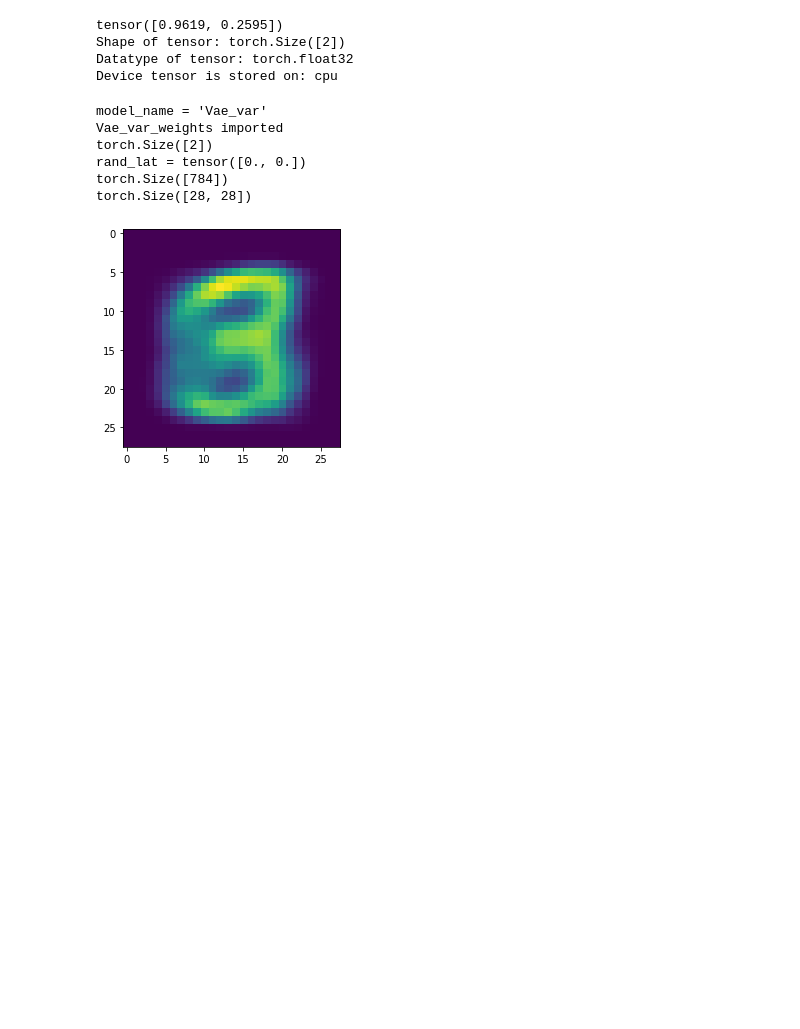
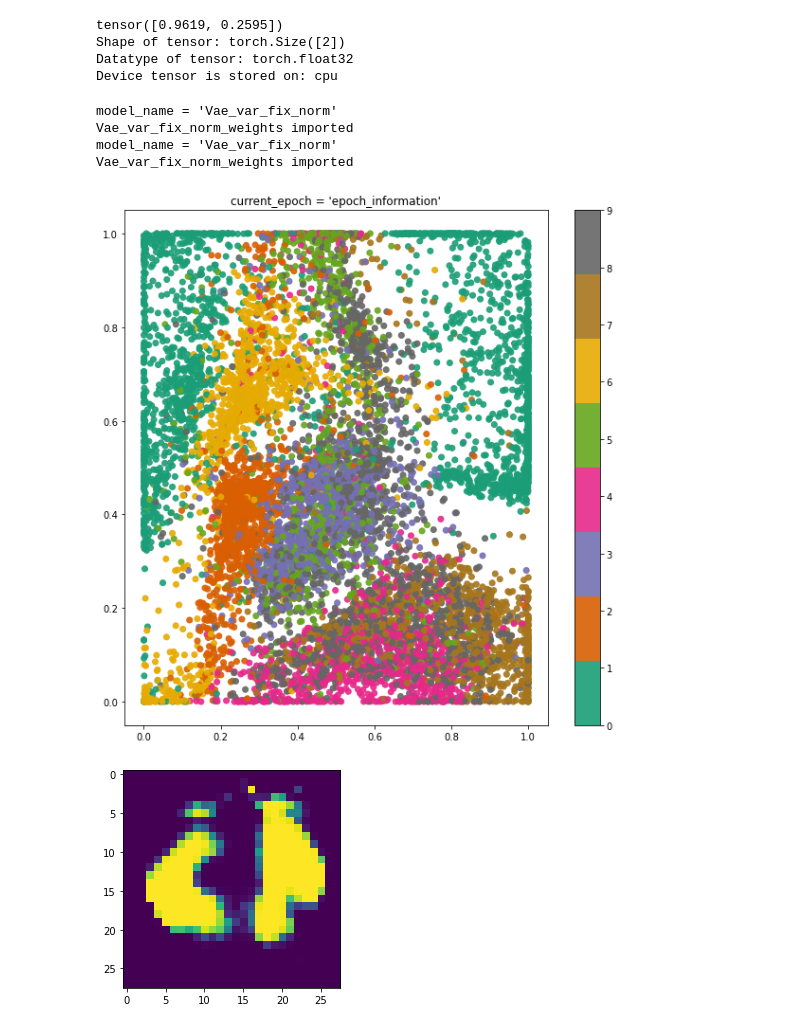
Before and after one commit to DominikOcsofszki/mlp, a Jupyter notebook: jp2.ipynb, the cells around one changed output. Saved outputs shown, nothing was run; the diff lists cells and outputs as text; code cells hidden in the pictures; blank space fills up the shorter version.

Commit message:
added binary model

```diff
--- a/jp2.ipynb
+++ b/jp2.ipynb
@@ -368,21 +368,20 @@ Device tensor is stored on: cpu
 # %%
 import helper# model_loaded = model.VaeMe_500_hidden()
 import model
 import torch
-pick_model = model.Vae_var()
+pick_model = model.Vae_var_fix_norm()
 pick_model = helper.import_model_name(model_x=pick_model, activate_eval=True)
-# helper.show_scatter_lat_mu_sigma(examples=10000, model_loaded=pick_model, lat=2,in_train_class=False)
+helper.show_scatter(examples=10000, model_loaded=pick_model, lat=2,in_train_class=False)
 
 # pick_model.eval()
 # helper.latent_to_plt_img(pick_model,rand_lat_size=2)
 rand_tensor = torch.rand(2)
-rand_tensor = torch.tensor([0.,0.])
+# rand_tensor = torch.tensor([0.,0.])
 helper.latent_rand_to_img(pick_model,rand_tensor)
 # %% [output]
-model_name = 'Vae_var'
-Vae_var_weights imported
-torch.Size([2])
-rand_lat = tensor([0., 0.])
-torch.Size([784])
-torch.Size([28, 28])
+model_name = 'Vae_var_fix_norm'
+Vae_var_fix_norm_weights imported
+model_name = 'Vae_var_fix_norm'
+Vae_var_fix_norm_weights imported
-[figure, old version]
+[figure, new version]
+[figure, added]
```
Also changed, not shown: parts of 3 cells of this notebook, 5 other files.
